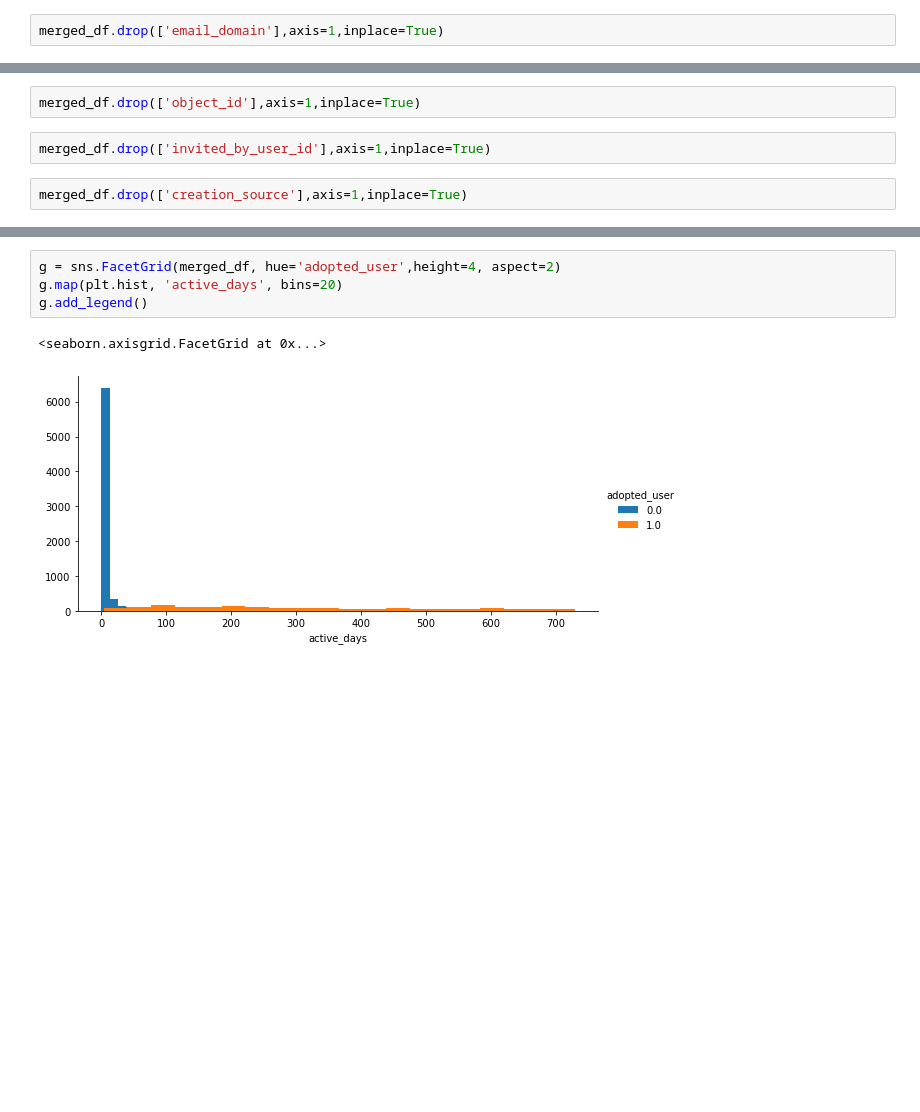
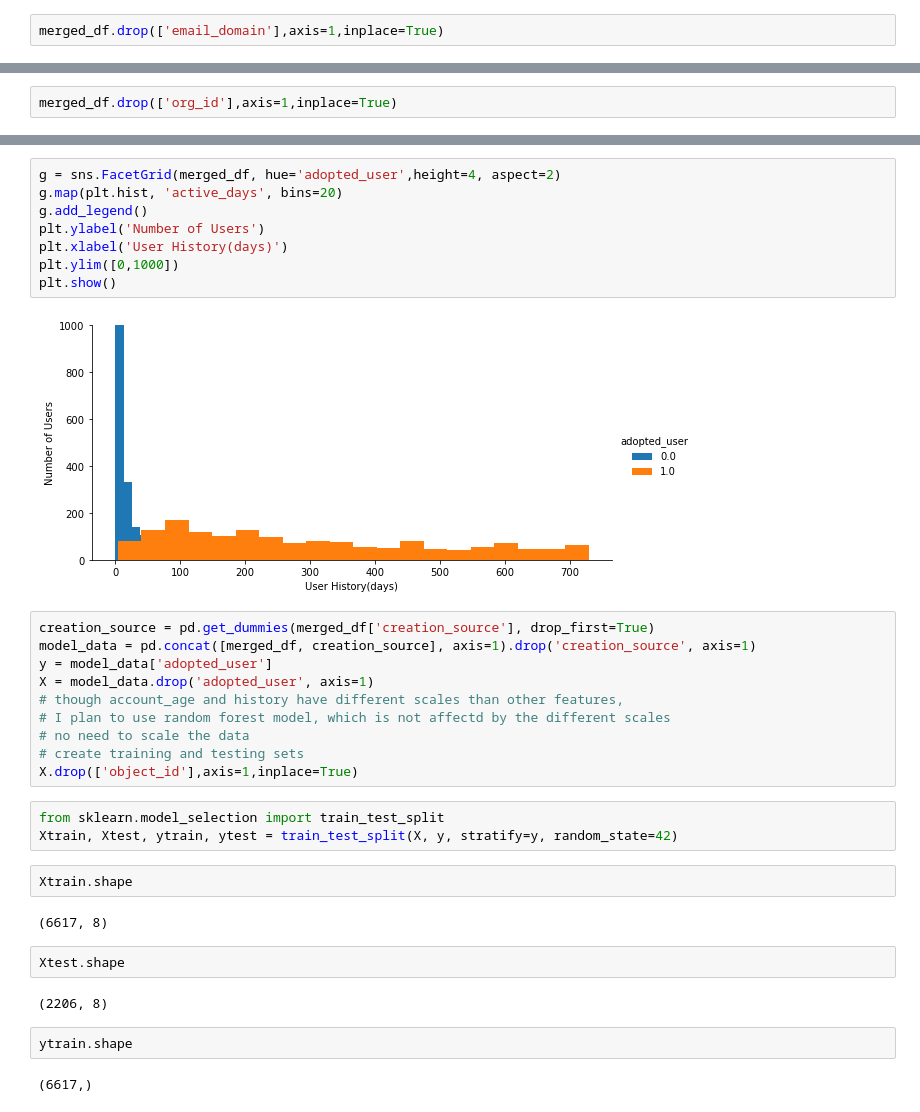
Before and after one commit to taehyun53/relax_challenge, a Jupyter notebook: Soft.ipynb, the cells around one changed output, grey strips where cells are left out. Cells and saved outputs as stored; diff of their text form; blank space fills up the shorter version.

```diff
--- a/Soft.ipynb
+++ b/Soft.ipynb
@@ -416,6 +394,0 @@ merged_df.drop(['email','creation_time','name','last_session_creation_time'],axi
-# %%
-merged_df.drop(['object_id'],axis=1,inplace=True)
-# %%
-merged_df.drop(['invited_by_user_id'],axis=1,inplace=True)
-# %%
-merged_df.drop(['creation_source'],axis=1,inplace=True)
@@ -497,0 +407,2 @@ model_rf, Xtrain, ytrain, Xtest, ytest = do_classify(model_rf, parameters_rf,
+# %%
+merged_df.drop(['org_id'],axis=1,inplace=True)
@@ -498,7 +441,35 @@ model_rf, Xtrain, ytrain, Xtest, ytest = do_classify(model_rf, parameters_rf,
 # %%
 g = sns.FacetGrid(merged_df, hue='adopted_user',height=4, aspect=2)
 g.map(plt.hist, 'active_days', bins=20)
 g.add_legend()
+plt.ylabel('Number of Users')
+plt.xlabel('User History(days)')
+plt.ylim([0,1000])
+plt.show()
 # %% [output]
-<seaborn.axisgrid.FacetGrid at 0x...>
-[figure, old version]
+[figure, new version]
+# %%
+creation_source = pd.get_dummies(merged_df['creation_source'], drop_first=True)
+model_data = pd.concat([merged_df, creation_source], axis=1).drop('creation_source', axis=1)
+y = model_data['adopted_user']
+X = model_data.drop('adopted_user', axis=1)
+# though account_age and history have different scales than other features,
+# I plan to use random forest model, which is not affectd by the different scales
+# no need to scale the data
+# create training and testing sets
+X.drop(['object_id'],axis=1,inplace=True)
+# %%
+from sklearn.model_selection import train_test_split
+Xtrain, Xtest, ytrain, ytest = train_test_split(X, y, stratify=y, random_state=42)
+# %%
+Xtrain.shape
+# %% [output]
+(6617, 8)
+# %%
+Xtest.shape
+# %% [output]
+(2206, 8)
+# %%
+ytrain.shape
+# %% [output]
+(6617,)
```
Also changed, not shown: parts of 18 cells of this notebook, 3 other files.
